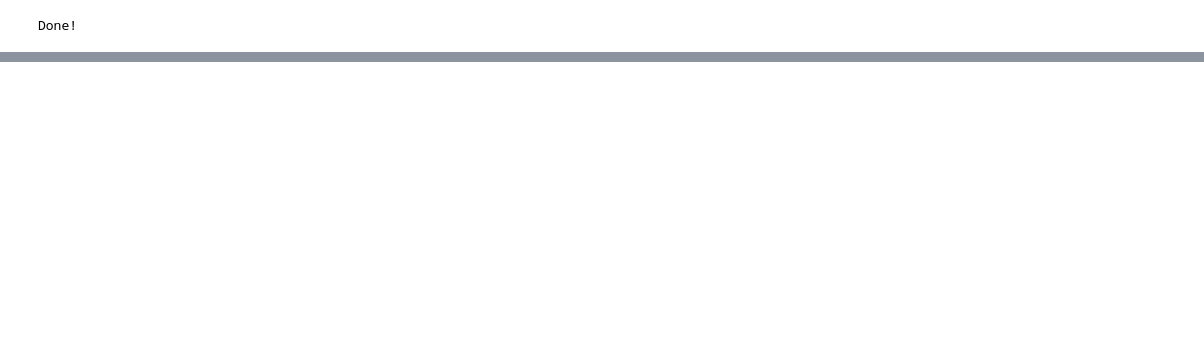
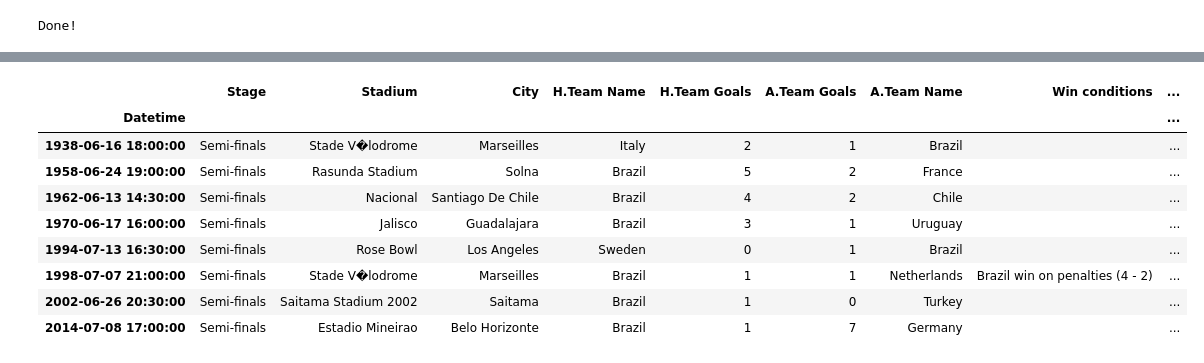
Before and after one commit to KitwanaSh/FIFA_WorldCups, a Jupyter notebook: wc_notebook.ipynb, the cells around one changed output, grey strips where cells are left out. Cells and saved outputs as stored; diff of their text form; code cells hidden in the pictures; blank space fills up the shorter version.

```diff
--- a/wc_notebook.ipynb
+++ b/wc_notebook.ipynb
@@ -22,0 +25,17 @@ df.head()
+# %%
+# Let's dive deep about Brazil
+# First we analyse their Semi-finals
+Arg_semfinal = df[(df['Stage'] == 'Semi-finals') &
+                  ((df['H.Team Name'] == 'Brazil') | (df['A.Team Name'] == 'Brazil'))].iloc[:, :9]
+Arg_semfinal
+# %% [output]
+|  | Stage | Stadium | City | H.Team Name | H.Team Goals | A.Team Goals | A.Team Name | Win conditions | ... |
+| Datetime |  |  |  |  |  |  |  |  | ... |
+| 1938-06-16 18:00:00 | Semi-finals | Stade V�lodrome | Marseilles | Italy | 2 | 1 | Brazil |  | ... |
+| 1958-06-24 19:00:00 | Semi-finals | Rasunda Stadium | Solna | Brazil | 5 | 2 | France |  | ... |
+| 1962-06-13 14:30:00 | Semi-finals | Nacional | Santiago De Chile | Brazil | 4 | 2 | Chile |  | ... |
+| 1970-06-17 16:00:00 | Semi-finals | Jalisco | Guadalajara | Brazil | 3 | 1 | Uruguay |  | ... |
+| 1994-07-13 16:30:00 | Semi-finals | Rose Bowl | Los Angeles | Sweden | 0 | 1 | Brazil |  | ... |
+| 1998-07-07 21:00:00 | Semi-finals | Stade V�lodrome | Marseilles | Brazil | 1 | 1 | Netherlands | Brazil win on penalties (4 - 2) | ... |
+| 2002-06-26 20:30:00 | Semi-finals | Saitama Stadium 2002 | Saitama | Brazil | 1 | 0 | Turkey |  | ... |
+| 2014-07-08 17:00:00 | Semi-finals | Estadio Mineirao | Belo Horizonte | Brazil | 1 | 7 | Germany |  | ... |
```
Also changed, not shown: parts of 9 cells of this notebook.
